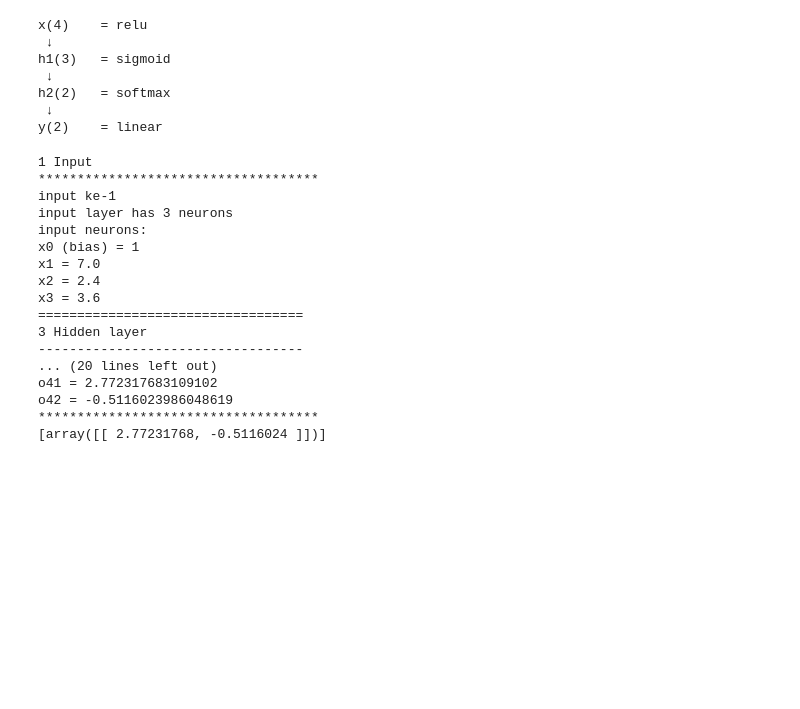
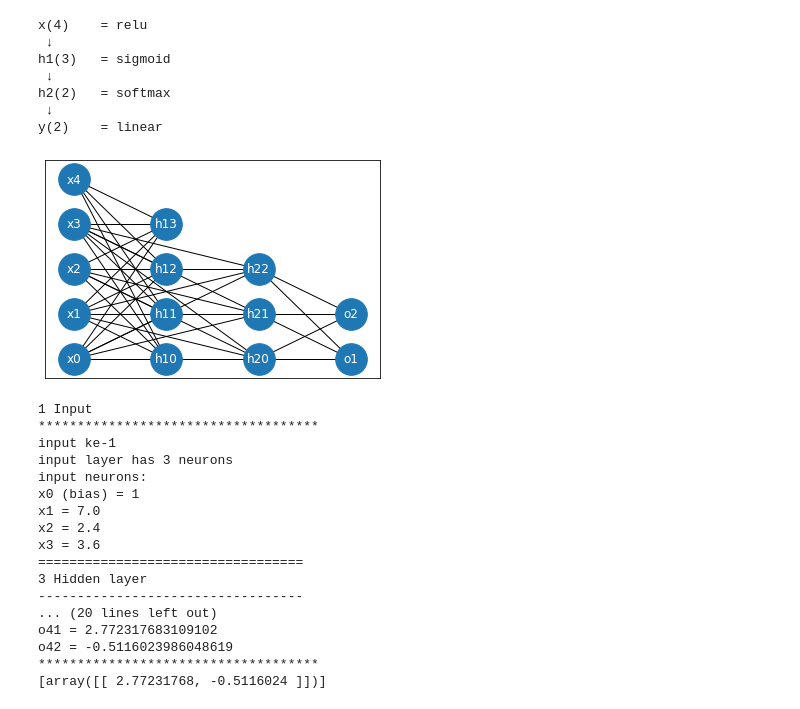
Before and after one commit to alifiarahmah/Tubes_13520122, a Jupyter notebook: src/TubesA_13520122.ipynb, the cells around one changed output. Cells and saved outputs as stored; diff of their text form; code cells hidden in the pictures; blank space fills up the shorter version.

Commit message:
fix: implement draw_structure in Model class

```diff
--- a/src/TubesA_13520122.ipynb
+++ b/src/TubesA_13520122.ipynb
@@ -380,6 +381,11 @@ h1(3)   = sigmoid
 h2(2)   = softmax
  ↓
 y(2)    = linear
+# %%
+# TODO: move to menampilkan struktur jaringan
+case_one_instance.model.draw_structure()
+# %% [output]
+[figure, added]
 # %%
 output = ffnn(case_one_instance)
 print(output)
```
Also changed, not shown: parts of 4 cells of this notebook.
